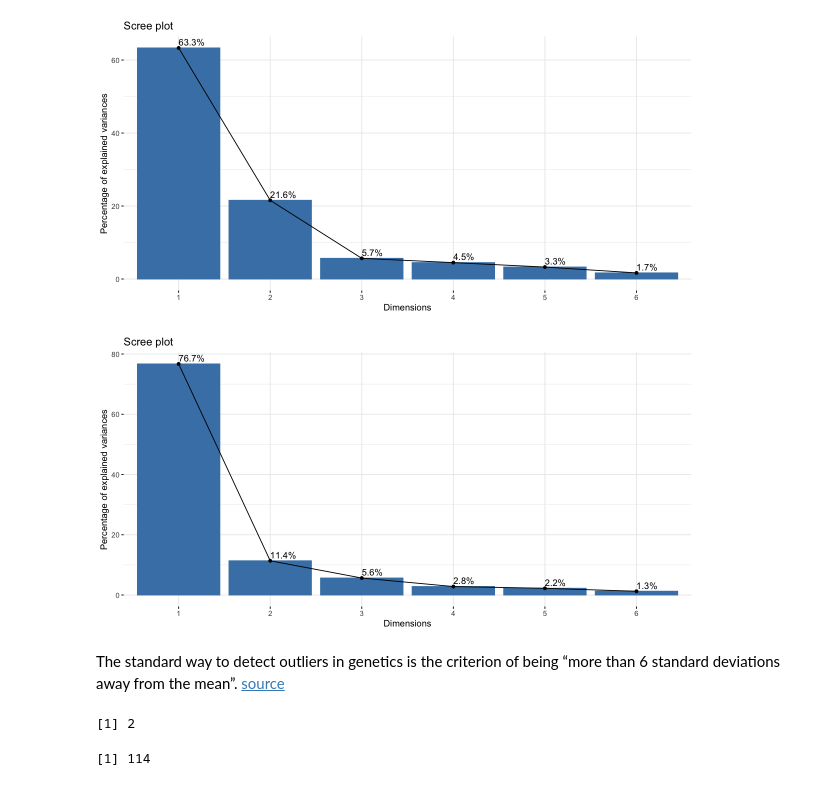
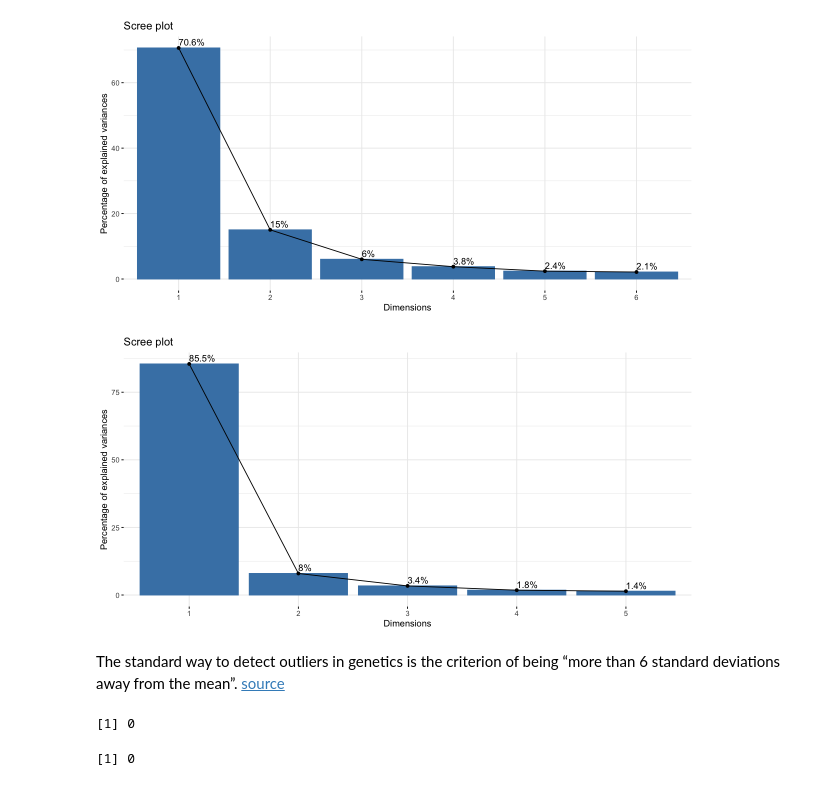
Before and after one commit to UNC-CEMALB/Burn-pit-smoke-condensate-mediated-toxicity-in-human-airway-epithelial-cells-, a Jupyter notebook: 3. Biomarker Cluster Analysis/Biomarker Cluster Analysis.ipynb, the cells around one changed output. Saved outputs shown, nothing was run; the diff lists cells and outputs as text; code cells hidden in the pictures.

```diff
--- a/3. Biomarker Cluster Analysis/Biomarker Cluster Analysis.ipynb
+++ b/3. Biomarker Cluster Analysis/Biomarker Cluster Analysis.ipynb
@@ -222,29 +89,30 @@ Gene_Name, Description)`
 # %%
 # creating 1 df and casting wide
-wider_FC_mRNA_df = data.frame(Biomarker = "mRNA", rbind(f_1_24_mRNA_df, f_1_72_mRNA_df, f_25_4_mRNA_df, f_25_24_mRNA_df,
-                    f_25_72_mRNA_df, f_5_24_mRNA_df, f_5_72_mRNA_df, s_1_24_mRNA_df, s_1_72_mRNA_df, s_25_4_mRNA_df,
-                    s_25_24_mRNA_df, s_25_72_mRNA_df, s_5_24_mRNA_df, s_5_72_mRNA_df)) %>%
+wider_mRNA_df = mRNA_df %>%
     # creating a column that denotes the biomarker
     mutate(Biomarker = "mRNA") %>%
+    # removing the subject no since that messes up pivoting
+    select(-Subject_No) %>%
     # creating sample ids
-    unite("SampleID", c(colnames(mRNA_df)[c(6,2:5)]), remove = FALSE) %>%
-    pivot_wider(names_from = "Subject_ID", values_from = "FC") %>%
-    column_to_rownames(var = "SampleID") %>%
-    # keeping sig mRNAs only
-    filter(mRNA %in% sig_mRNAs)
+    unite("SampleID", c(colnames(mRNA_df)[c(3:6)]), remove = FALSE) %>%
+    pivot_wider(names_from = "Subject_ID", values_from = "Norm_ddCT") %>%
+    # keeping sig mRNAs only, 24 hr time point, removing concentration of 5
+    filter(mRNA %in% sig_mRNAs, Time_Point == 24, Concentration %in% c(1,25,NA)) %>%
+    column_to_rownames(var = "SampleID")
 
-wider_FC_protein_df = data.frame(Biomarker = "Protein", rbind(f_5_protein_FC_df, f_25_protein_FC_df,
-                                                             s_5_protein_FC_df, s_25_protein_FC_df)) %>%
+wider_cytokine_df = cytokine_df %>%
     # creating a column that denotes the biomarker
-    mutate(Biomarker = "Protein") %>%
+    mutate(Biomarker = "Cytokine") %>%
+    # removing the subject no since that messes up pivoting
+    select(-Subject_No) %>%
     # creating sample ids
-    unite("SampleID", c(colnames(proteomics_25_df)[c(3,6:8)]), remove = FALSE) %>%
-    pivot_wider(names_from = "Subject_ID", values_from = "FC") %>%
-    column_to_rownames(var = "SampleID") %>%
-    # keeping sig proteins only
-    filter(Protein_Accession %in% sig_proteins)
+    unite("SampleID", c(colnames(cytokine_df)[c(3:6)]), remove = FALSE) %>%
+    pivot_wider(names_from = "Subject_ID", values_from = "Norm_Cytokine_Conc") %>%
+    # keeping sig mRNAs only, removing concentration of 5
+    filter(Cytokine %in% sig_cytokines, Condensate_Conc %in% c(1,25,NA)) %>%
+    column_to_rownames(var = "SampleID")
 
-head(wider_FC_mRNA_df)
-head(wider_FC_protein_df)
+head(wider_mRNA_df)
+head(wider_cytokine_df)
 # %% [output]
 A data.frame: 6 × 12
@@ -268,15 +136,15 @@ A data.frame: 6 × 12
 # %%
 # running pca
-mRNA_pca = prcomp(wider_FC_mRNA_df[,7:12], center = TRUE)
-protein_pca = prcomp(wider_FC_protein_df[,7:12], center = TRUE)
+mRNA_pca = prcomp(wider_mRNA_df[,7:12], center = TRUE)
+cytokine_pca = prcomp(wider_cytokine_df[,7:11], center = TRUE)
 
 # looking a scree plot to see how much of the variance was captured in the first 2 eigenvectors
 options(repr.plot.width = 10, repr.plot.height = 5) #changing size
 fviz_eig(mRNA_pca, addlabels = TRUE)
-fviz_eig(protein_pca, addlabels = TRUE)
+fviz_eig(cytokine_pca, addlabels = TRUE)
 # %% [output]
-[figure, old version]
+[figure, new version]
-[figure, old version]
+[figure, new version]
 # %% [markdown]
 The standard way to detect outliers in genetics is the criterion of being “more than 6 standard deviations away from the mean”. [source](https://privefl.github.io/blog/detecting-outlier-samples-in-pca/)
 # %%
@@ -304,7 +172,7 @@ protein_outliers = outlier_detection(protein_pca)
 # %%
 # getting length
 length(mRNA_outliers)
-length(protein_outliers)
+length(cytokine_outliers)
 # %% [output]
-[1] 2
+[1] 0
-[1] 114
+[1] 0
```
Also changed, not shown: parts of 19 cells of this notebook.
